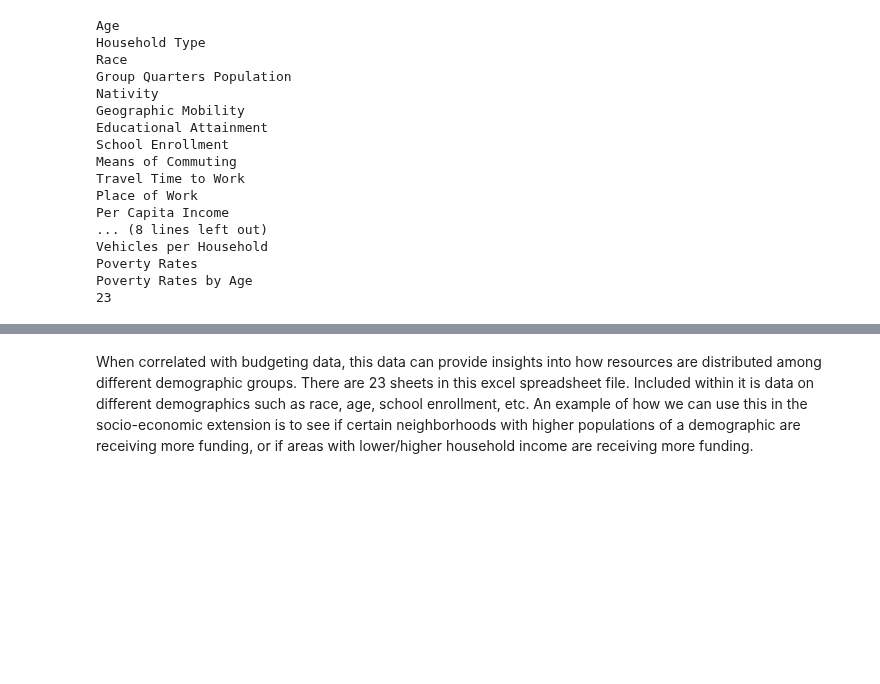
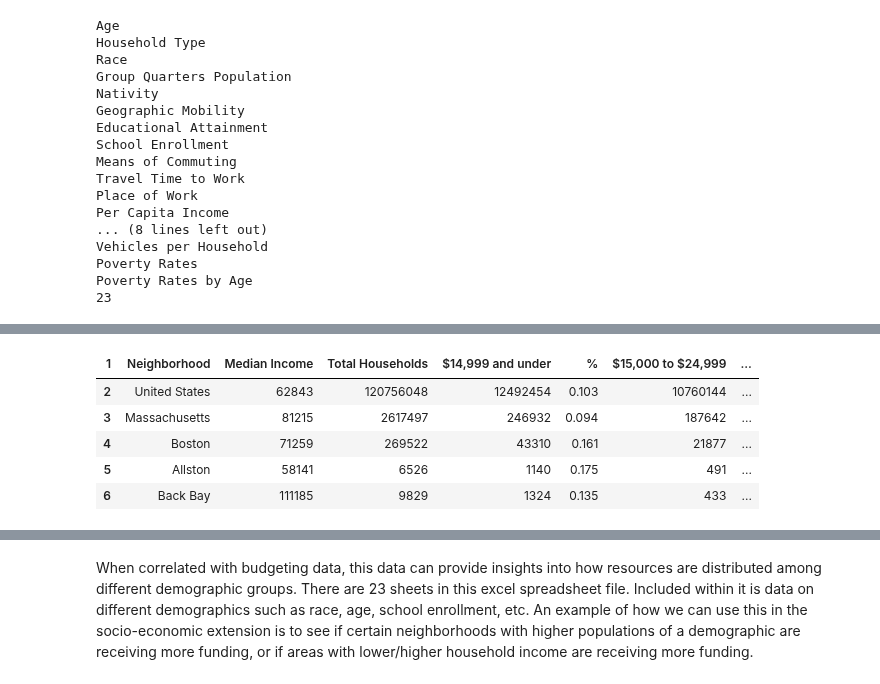
Before and after one commit to BU-Spark/ds-boston-city-budget, a Jupyter notebook: fa23-team-f/Extension/ExtensionExploration.ipynb, the cells around one changed output, grey strips where cells are left out. Saved outputs shown, nothing was run; the diff lists cells and outputs as text; code cells hidden in the pictures; blank space fills up the shorter version.

```diff
--- a/fa23-team-f/Extension/ExtensionExploration.ipynb
+++ b/fa23-team-f/Extension/ExtensionExploration.ipynb
@@ -49,0 +138,13 @@ df2.head()
+# %%
+hhIncome = pd.read_excel(xls, 'Household Income')
+hhIncome.columns = hhIncome.iloc[1]
+hhIncome = hhIncome.iloc[2:]
+hhIncome = hhIncome.rename(columns={hhIncome.columns[0]: 'Neighborhood'})
+hhIncome.head()
+# %% [output]
+| 1 | Neighborhood | Median Income | Total Households | $14,999 and under | % | $15,000 to $24,999 | ... |
+| 2 | United States | 62843 | 120756048 | 12492454 | 0.103 | 10760144 | ... |
+| 3 | Massachusetts | 81215 | 2617497 | 246932 | 0.094 | 187642 | ... |
+| 4 | Boston | 71259 | 269522 | 43310 | 0.161 | 21877 | ... |
+| 5 | Allston | 58141 | 6526 | 1140 | 0.175 | 491 | ... |
+| 6 | Back Bay | 111185 | 9829 | 1324 | 0.135 | 433 | ... |
```
Also changed, not shown: parts of 8 cells of this notebook.
